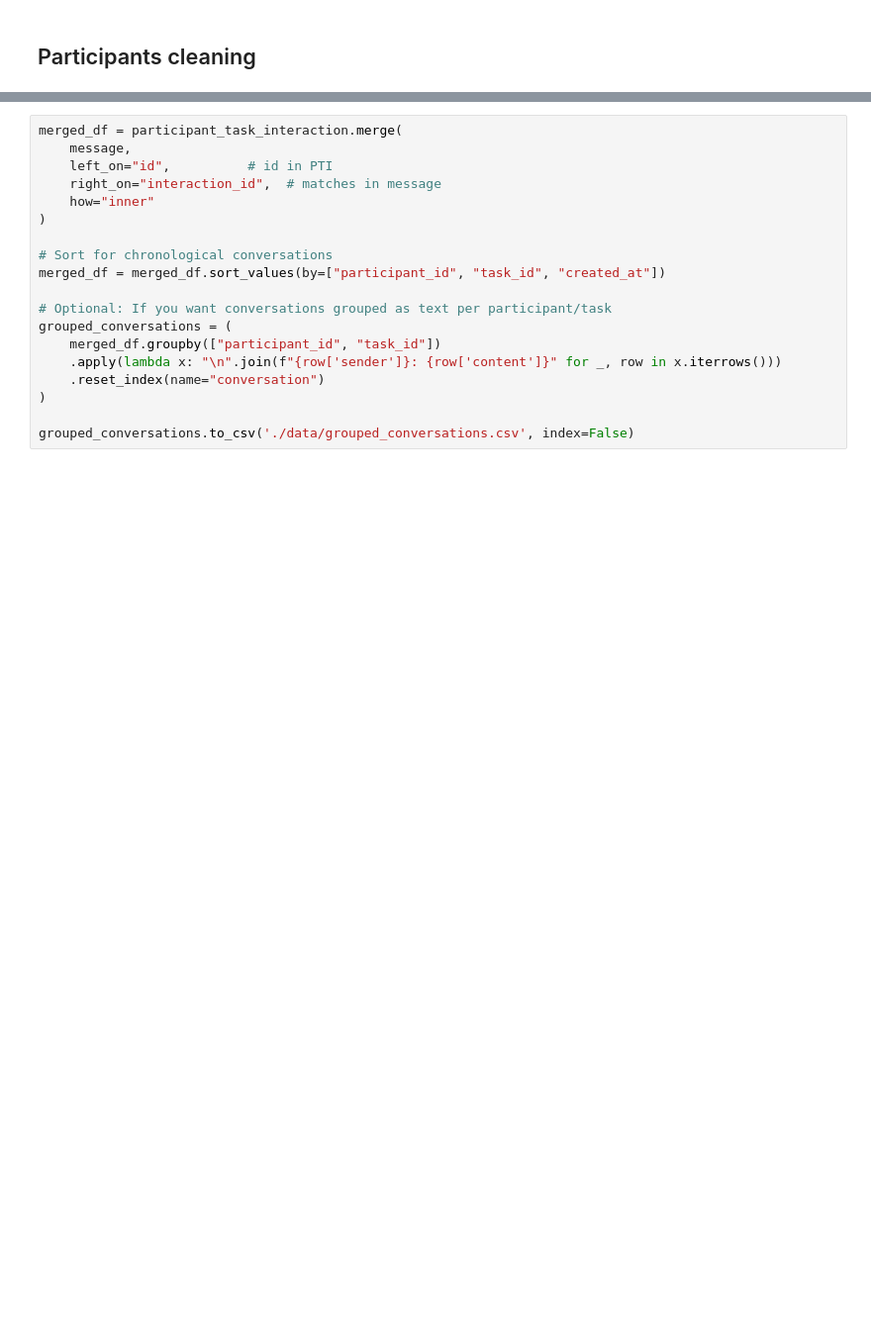
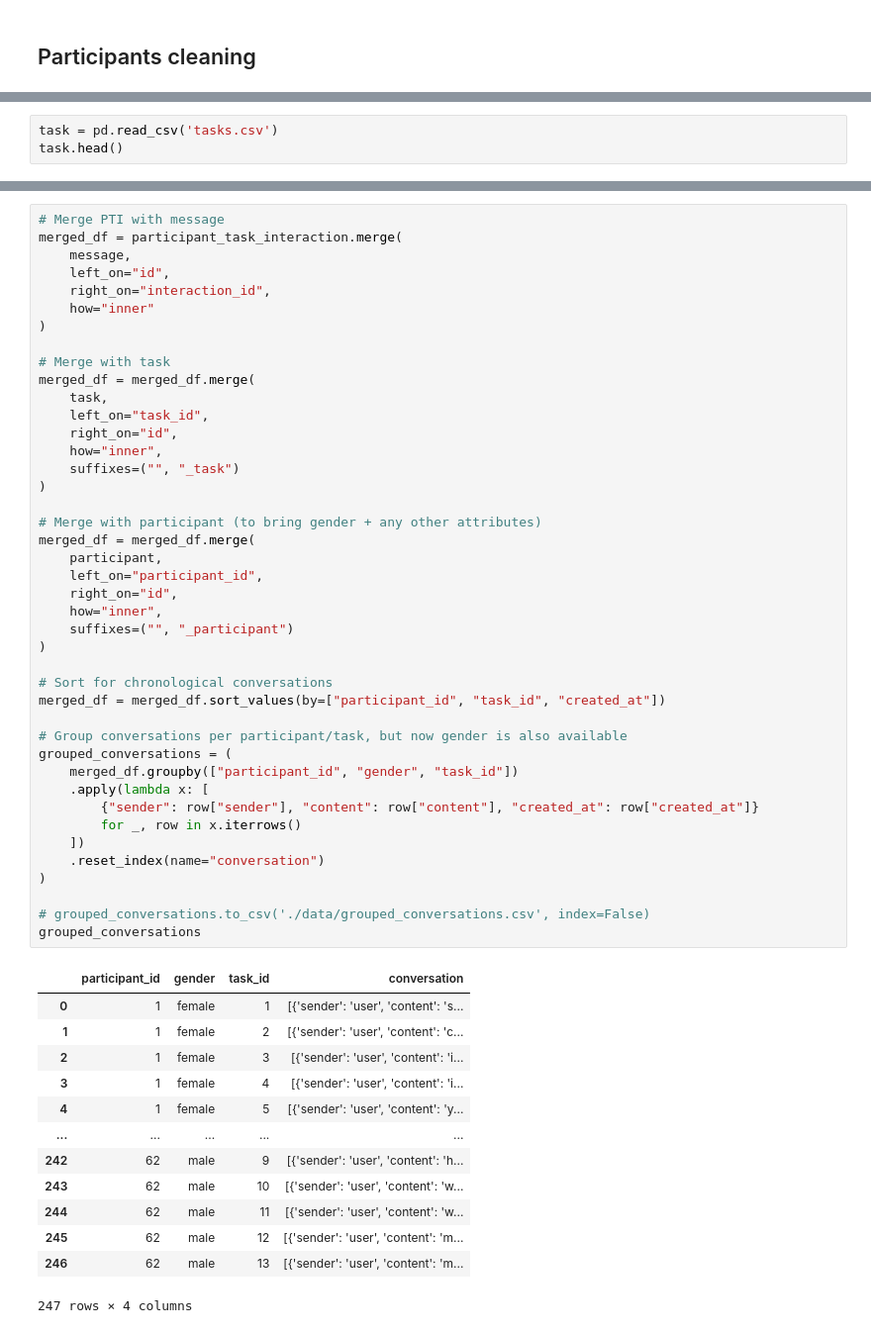
Before and after one commit to AlizaRK/hmi-ai-prompting, a Jupyter notebook: data-analysis/cleaning.ipynb, the cells around one changed output, grey strips where cells are left out. Shown at 99% size. Saved outputs shown, nothing was run; the diff lists cells and outputs as text; blank space fills up the shorter version.

```diff
--- a/data-analysis/cleaning.ipynb
+++ b/data-analysis/cleaning.ipynb
@@ -46,0 +105,3 @@ message.head()
+# %%
+task = pd.read_csv('tasks.csv')
+task.head()
@@ -47,19 +119,56 @@ message.head()
 # %%
+# Merge PTI with message
 merged_df = participant_task_interaction.merge(
     message,
-    left_on="id",          # id in PTI
-    right_on="interaction_id",  # matches in message
+    left_on="id",
+    right_on="interaction_id",
     how="inner"
+)
+
+# Merge with task
+merged_df = merged_df.merge(
+    task,
+    left_on="task_id",
+    right_on="id",
+    how="inner",
+    suffixes=("", "_task")
+)
+
+# Merge with participant (to bring gender + any other attributes)
+merged_df = merged_df.merge(
+    participant,
+    left_on="participant_id",
+    right_on="id",
+    how="inner",
+    suffixes=("", "_participant")
 )
 
 # Sort for chronological conversations
 merged_df = merged_df.sort_values(by=["participant_id", "task_id", "created_at"])
 
-# Optional: If you want conversations grouped as text per participant/task
+# Group conversations per participant/task, but now gender is also available
 grouped_conversations = (
-    merged_df.groupby(["participant_id", "task_id"])
-    .apply(lambda x: "\n".join(f"{row['sender']}: {row['content']}" for _, row in x.iterrows()))
+    merged_df.groupby(["participant_id", "gender", "task_id"])
+    .apply(lambda x: [
+        {"sender": row["sender"], "content": row["content"], "created_at": row["created_at"]}
+        for _, row in x.iterrows()
+    ])
     .reset_index(name="conversation")
 )
 
-grouped_conversations.to_csv('./data/grouped_conversations.csv', index=False)
+# grouped_conversations.to_csv('./data/grouped_conversations.csv', index=False)
+grouped_conversations
+# %% [output]
+|  | participant_id | gender | task_id | conversation |
+| 0 | 1 | female | 1 | [{'sender': 'user', 'content': 's... |
+| 1 | 1 | female | 2 | [{'sender': 'user', 'content': 'c... |
+| 2 | 1 | female | 3 | [{'sender': 'user', 'content': 'i... |
+| 3 | 1 | female | 4 | [{'sender': 'user', 'content': 'i... |
+| 4 | 1 | female | 5 | [{'sender': 'user', 'content': 'y... |
+| ... | ... | ... | ... | ... |
+| 242 | 62 | male | 9 | [{'sender': 'user', 'content': 'h... |
+| 243 | 62 | male | 10 | [{'sender': 'user', 'content': 'w... |
+| 244 | 62 | male | 11 | [{'sender': 'user', 'content': 'w... |
+| 245 | 62 | male | 12 | [{'sender': 'user', 'content': 'm... |
+| 246 | 62 | male | 13 | [{'sender': 'user', 'content': 'm... |
+247 rows × 4 columns
```
Also changed, not shown: parts of 27 cells of this notebook, 1 other file.
